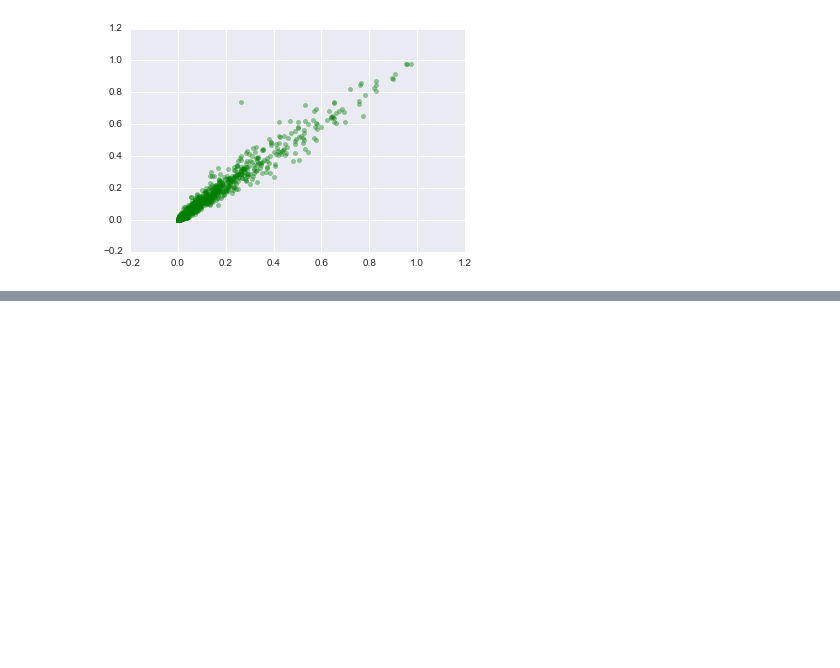
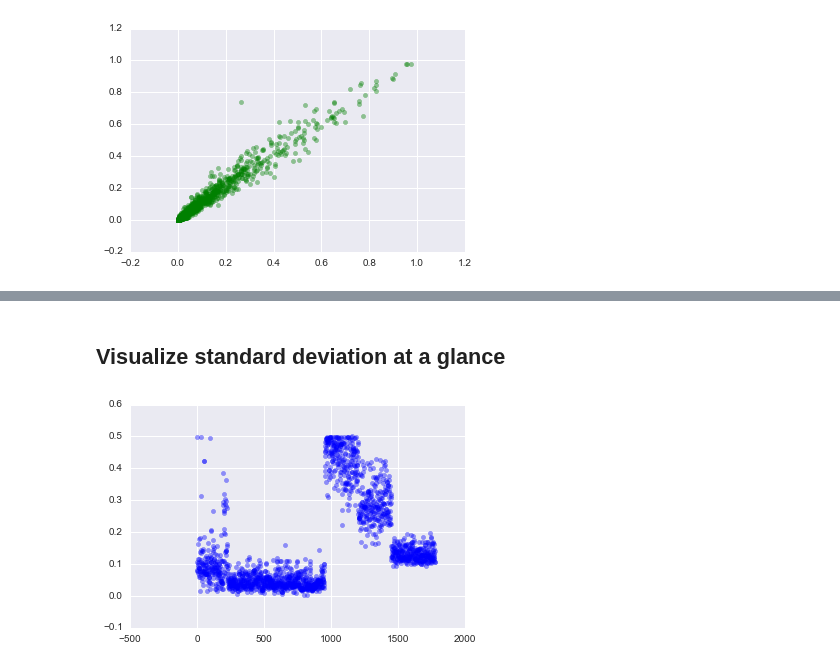
Before and after one commit to numb3r33/Kaggle-Competitions, a Jupyter notebook: Predict-Bio-Response/Predict-Bio-Response-Exploratory-Data-Analysis.ipynb, the cells around one changed output, grey strips where cells are left out. Saved outputs shown, nothing was run; the diff lists cells and outputs as text; code cells hidden in the pictures; blank space fills up the shorter version.

```diff
--- a/Predict-Bio-Response/Predict-Bio-Response-Exploratory-Data-Analysis.ipynb
+++ b/Predict-Bio-Response/Predict-Bio-Response-Exploratory-Data-Analysis.ipynb
@@ -152,0 +148,6 @@ dtype: float64
+# %% [markdown]
+## Visualize standard deviation at a glance
+# %%
+plt.scatter(np.arange(len(train.columns)), train.std(), color='b', alpha=0.4);
+# %% [output]
+[figure, added]
```
Also changed, not shown: parts of 12 cells of this notebook.
